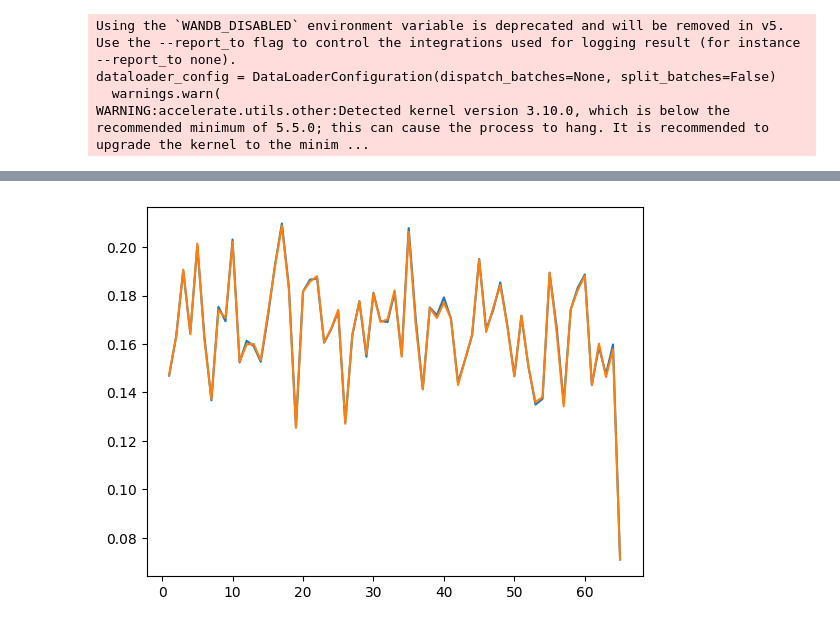
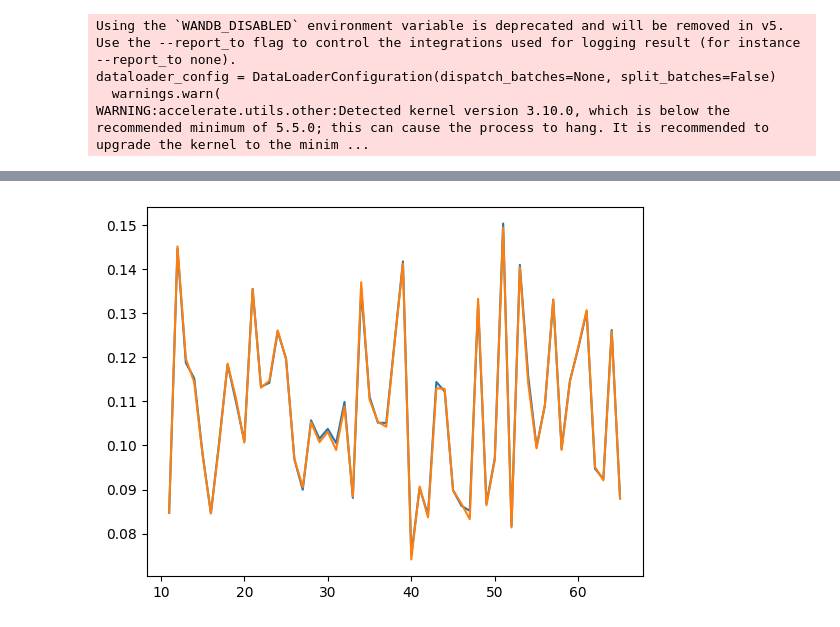
Before and after one commit to lizzzi111/Meta_Learning_Monitoring_Source_Code, a Jupyter notebook: notebooks/conala_nd_run.ipynb, the cells around one changed output, grey strips where cells are left out. Cells and saved outputs as stored; diff of their text form; code cells hidden in the pictures.

Commit message:
🍱 add cv + full training

```diff
--- a/notebooks/conala_nd_run.ipynb
+++ b/notebooks/conala_nd_run.ipynb
@@ -97,7 +104,7 @@ tokenizer = AutoTokenizer.from_pretrained(model_name, skip_special_tokens=False)
 def prep_for_hf(df: pd.DataFrame, batch_id: int|list, batch_name: str) -> Dataset:
     """Convert pandas dataframe to huggingface."""
     df = df.rename(columns={"snippet": "input_sequence",  # noqa: PD901
-                    "intent" : "output_sequence"})
+                    "rewritten_intent" : "output_sequence"})
     if isinstance(batch_id, list):
         df = df.loc[df[batch_name].isin(batch_id), ["input_sequence", "output_sequence", "idx"]]  # noqa: PD901
     elif isinstance(batch_id, int):
@@ -129,9 +136,9 @@ def batch_tokenize_preprocess(batch, tokenizer, max_input_length, max_output_len
 
     return batch
 # %%
-COLUMN_BATCH = "gradual_batch"
+COLUMN_BATCH = "time_batch"
 
-train_dataset = prep_for_hf(df, 0, COLUMN_BATCH)
+train_dataset = prep_for_hf(df, list(range(11)), COLUMN_BATCH)
 
 train_data = train_dataset.map(
         lambda batch: batch_tokenize_preprocess(
@@ -145,7 +152,7 @@ train_data = train_dataset.map(
         #remove_columns=train_dataset.column_names,
     )
 
-test_dataset = prep_for_hf(df, list(range(1, df[COLUMN_BATCH].max()+1)), COLUMN_BATCH)
+test_dataset = prep_for_hf(df, list(range(11, df[COLUMN_BATCH].max()+1)), COLUMN_BATCH)
 
 test_data = test_dataset.map(
         lambda batch: batch_tokenize_preprocess(
@@ -241,18 +240,18 @@ text = df.snippet.values
 summaries = generate_summary(test_data, model, tokenizer, 15, 20)
 
 df[f"{COLUMN_BATCH}_prediction_nd"] = "USED IN TRAIN"
-df.loc[df[COLUMN_BATCH]!=0, f"{COLUMN_BATCH}_prediction_nd"] = summaries[1]
+df.loc[df[COLUMN_BATCH]>=11, f"{COLUMN_BATCH}_prediction_nd"] = summaries[1]
 # %%
 rouge = evaluate.load('rouge')
 
 df[f"{COLUMN_BATCH}_prediction_nd_rouge"] = -999
-df[f"{COLUMN_BATCH}_prediction_nd_rouge"] = df[df[COLUMN_BATCH]!=0].progress_apply(lambda x: rouge.compute(predictions=[x[f"{COLUMN_BATCH}_prediction_nd"]], references=[x["intent"]])["rouge1"], axis=1)
+df[f"{COLUMN_BATCH}_prediction_nd_rouge"] = df[df[COLUMN_BATCH]>=11].progress_apply(lambda x: rouge.compute(predictions=[x[f"{COLUMN_BATCH}_prediction_nd"]], references=[x["rewritten_intent"]])["rouge1"], axis=1)
 
 ind_av_rouge = {}
 batch_rouge_calculations = {}
 for t_batch in range(1, df[COLUMN_BATCH].max()+1):
     ind_av_rouge[t_batch] = df.loc[df[COLUMN_BATCH]==t_batch, f"{COLUMN_BATCH}_prediction_nd_rouge"].mean()
-    batch_rouge_calculations[t_batch] = rouge.compute(predictions=df.loc[df[COLUMN_BATCH]==t_batch, f"{COLUMN_BATCH}_prediction_nd"].values, references=df.loc[df[COLUMN_BATCH]==t_batch, "intent"].values)["rouge1"]
+    batch_rouge_calculations[t_batch] = rouge.compute(predictions=df.loc[df[COLUMN_BATCH]==t_batch, f"{COLUMN_BATCH}_prediction_nd"].values, references=df.loc[df[COLUMN_BATCH]==t_batch, "rewritten_intent"].values)["rouge1"]
 
 ind_av_rouge_nd = np.array(list(ind_av_rouge.values()))
 batch_rouge_calculations_nd = np.array(list(batch_rouge_calculations.values()))
@@ -309,10 +328,10 @@ array([0.13820892, 0.17080885, 0.14895913, 0.20159292, 0.15667019,
 # %%
 import matplotlib.pyplot as plt
-sns.lineplot(x=range(1, 66), y=ind_av_rouge_nd)
-sns.lineplot(x=range(1, 66), y=batch_rouge_calculations_nd)
+sns.lineplot(x=range(11,66), y=ind_av_rouge_nd[10:])
+sns.lineplot(x=range(11, 66), y=batch_rouge_calculations_nd[10:])
 plt.savefig(f'reports/{COLUMN_BATCH}/nd_infer/output.png')
 # %% [output]
-[figure, old version]
+[figure, new version]
 # %%
 # SAVE RESULTS
 import pickle
```
Also changed, not shown: parts of 10 cells of this notebook, 8 other files.
